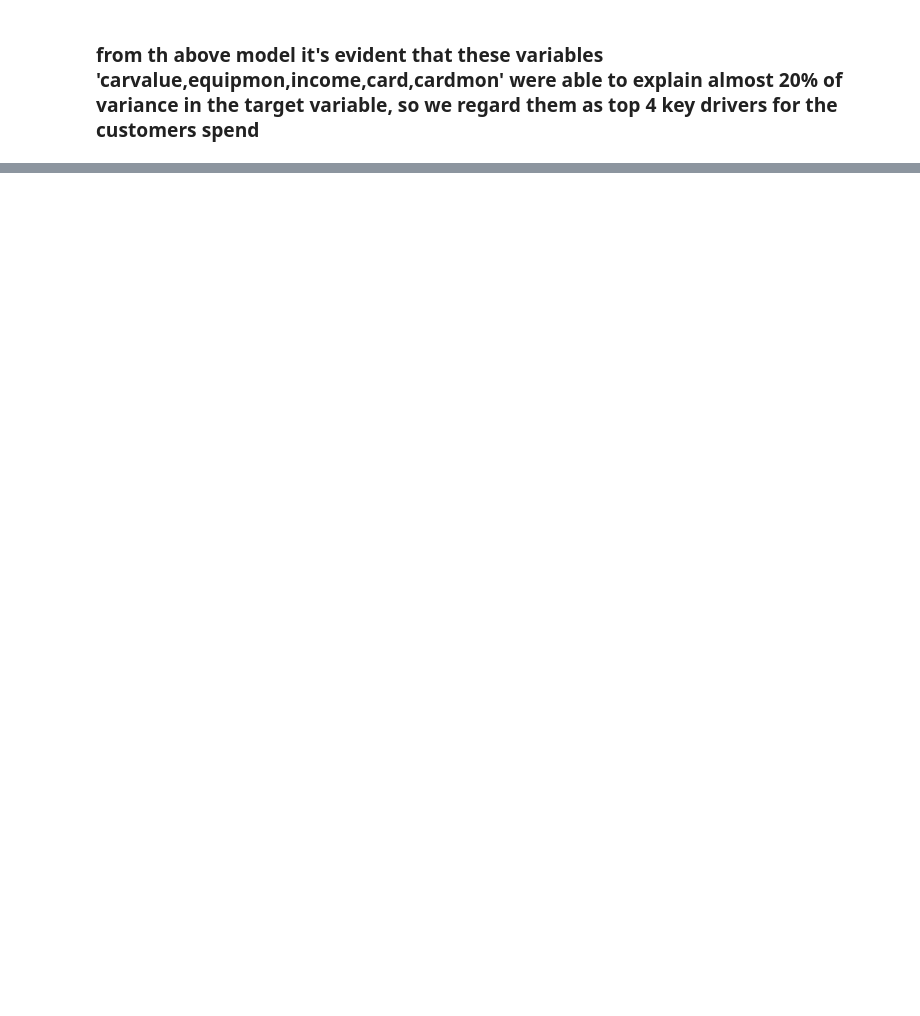
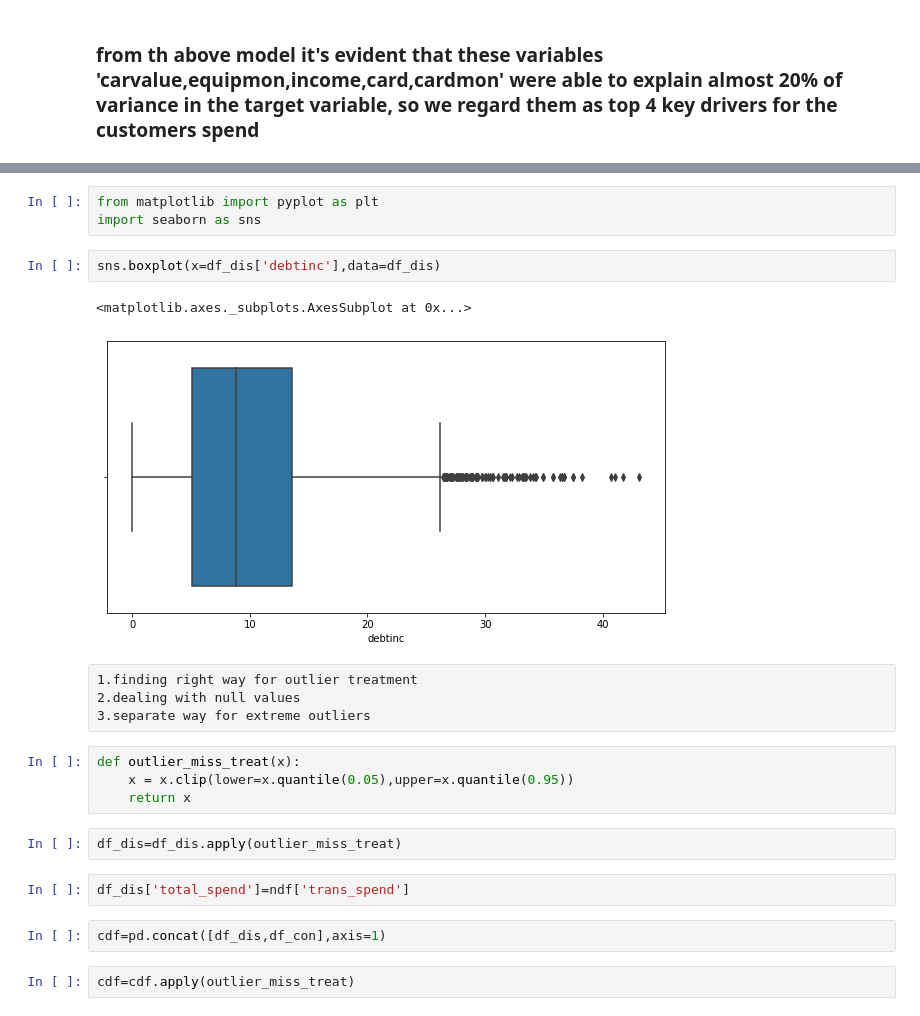
Before and after one commit to chaitanya405-adari/credit_card_spend-, a Jupyter notebook: final_case_study1.ipynb, the cells around one changed output, grey strips where cells are left out. Drawn from its saved outputs; the diff is of its cells as text; blank space fills up the shorter version.

```diff
--- a/final_case_study1.ipynb
+++ b/final_case_study1.ipynb
@@ -368,0 +385,24 @@ Warnings:
+# %%
+from matplotlib import pyplot as plt
+import seaborn as sns
+# %%
+sns.boxplot(x=df_dis['debtinc'],data=df_dis)
+# %% [output]
+<matplotlib.axes._subplots.AxesSubplot at 0x...>
+[figure, added]
+# %% [raw]
+1.finding right way for outlier treatment
+2.dealing with null values
+3.separate way for extreme outliers
+# %%
+def outlier_miss_treat(x):
+    x = x.clip(lower=x.quantile(0.05),upper=x.quantile(0.95))
+    return x
+# %%
+df_dis=df_dis.apply(outlier_miss_treat)
+# %%
+df_dis['total_spend']=ndf['trans_spend']
+# %%
+cdf=pd.concat([df_dis,df_con],axis=1)
+# %%
+cdf=cdf.apply(outlier_miss_treat)
```
Also changed, not shown: parts of 46 cells of this notebook.
